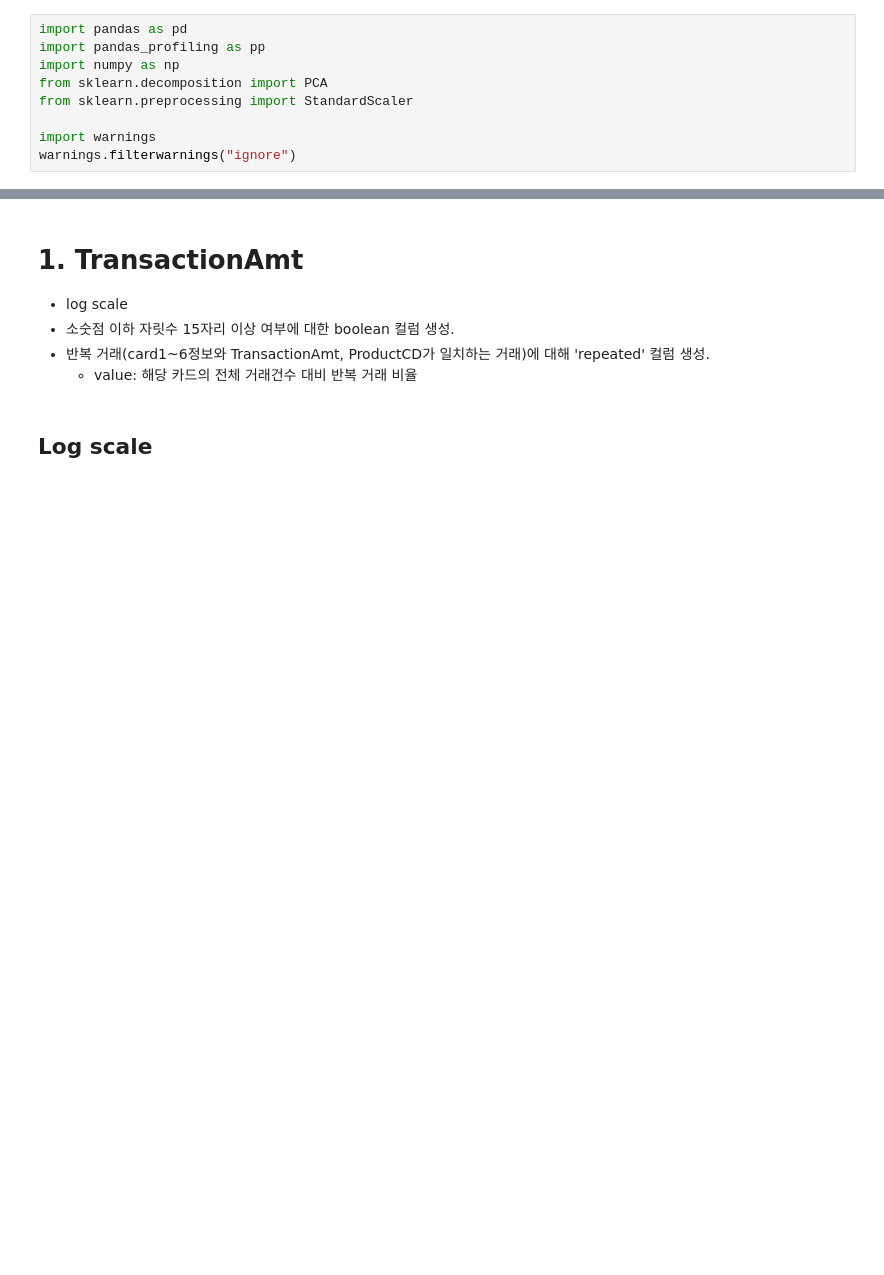
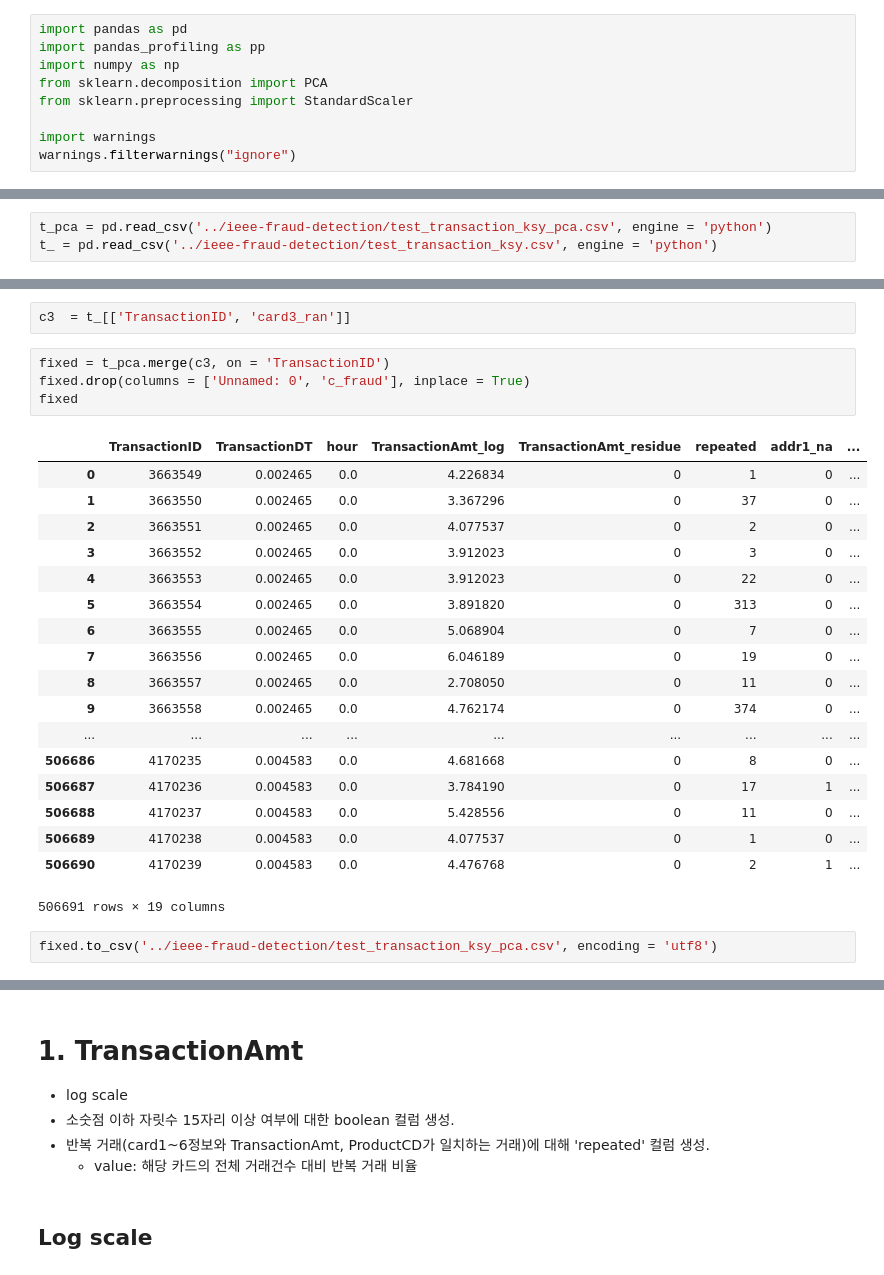
Before and after one commit to hw79chopin/Kaggle_Card_fraud_detection, a Jupyter notebook: esther_workspace/transaction_preproc.ipynb, the cells around one changed output, grey strips where cells are left out. Cells and saved outputs as stored; diff of their text form; blank space fills up the shorter version.

```diff
--- a/esther_workspace/transaction_preproc.ipynb
+++ b/esther_workspace/transaction_preproc.ipynb
@@ -163,0 +18,3 @@ warnings.filterwarnings("ignore")
+# %%
+t_pca = pd.read_csv('../ieee-fraud-detection/test_transaction_ksy_pca.csv', engine = 'python')
+t_ = pd.read_csv('../ieee-fraud-detection/test_transaction_ksy.csv', engine = 'python')
@@ -163,0 +31,27 @@ warnings.filterwarnings("ignore")
+# %%
+c3  = t_[['TransactionID', 'card3_ran']]
+# %%
+fixed = t_pca.merge(c3, on = 'TransactionID')
+fixed.drop(columns = ['Unnamed: 0', 'c_fraud'], inplace = True)
+fixed
+# %% [output]
+|  | TransactionID | TransactionDT | hour | TransactionAmt_log | TransactionAmt_residue | repeated | addr1_na | ... |
+| 0 | 3663549 | 0.002465 | 0.0 | 4.226834 | 0 | 1 | 0 | ... |
+| 1 | 3663550 | 0.002465 | 0.0 | 3.367296 | 0 | 37 | 0 | ... |
+| 2 | 3663551 | 0.002465 | 0.0 | 4.077537 | 0 | 2 | 0 | ... |
+| 3 | 3663552 | 0.002465 | 0.0 | 3.912023 | 0 | 3 | 0 | ... |
+| 4 | 3663553 | 0.002465 | 0.0 | 3.912023 | 0 | 22 | 0 | ... |
+| 5 | 3663554 | 0.002465 | 0.0 | 3.891820 | 0 | 313 | 0 | ... |
+| 6 | 3663555 | 0.002465 | 0.0 | 5.068904 | 0 | 7 | 0 | ... |
+| 7 | 3663556 | 0.002465 | 0.0 | 6.046189 | 0 | 19 | 0 | ... |
+| 8 | 3663557 | 0.002465 | 0.0 | 2.708050 | 0 | 11 | 0 | ... |
+| 9 | 3663558 | 0.002465 | 0.0 | 4.762174 | 0 | 374 | 0 | ... |
+| ... | ... | ... | ... | ... | ... | ... | ... | ... |
+| 506686 | 4170235 | 0.004583 | 0.0 | 4.681668 | 0 | 8 | 0 | ... |
+| 506687 | 4170236 | 0.004583 | 0.0 | 3.784190 | 0 | 17 | 1 | ... |
+| 506688 | 4170237 | 0.004583 | 0.0 | 5.428556 | 0 | 11 | 0 | ... |
+| 506689 | 4170238 | 0.004583 | 0.0 | 4.077537 | 0 | 1 | 0 | ... |
+| 506690 | 4170239 | 0.004583 | 0.0 | 4.476768 | 0 | 2 | 1 | ... |
+506691 rows × 19 columns
+# %%
+fixed.to_csv('../ieee-fraud-detection/test_transaction_ksy_pca.csv', encoding = 'utf8')
```
Also changed, not shown: parts of 118 cells of this notebook, 12 other files.
